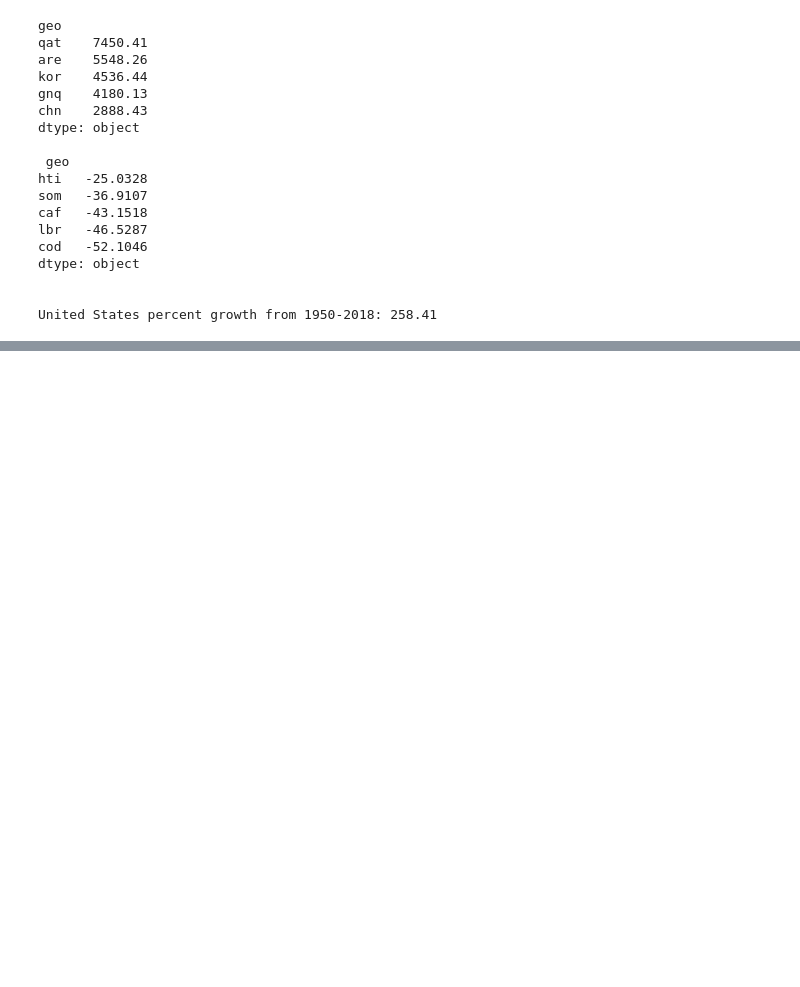
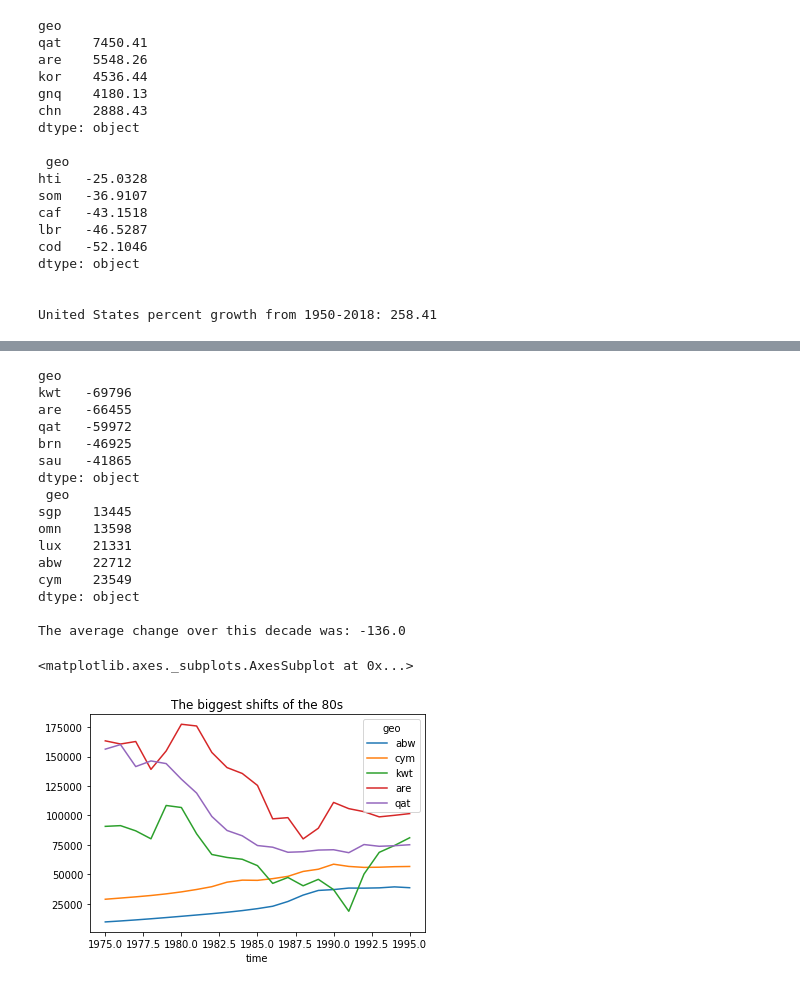
Before and after one commit to njcaminiti/gapminder--systema_globalis, a Jupyter notebook: Investigate_a_Dataset.ipynb, the cells around one changed output, grey strips where cells are left out. Cells and saved outputs as stored; diff of their text form; code cells hidden in the pictures; blank space fills up the shorter version.

```diff
--- a/Investigate_a_Dataset.ipynb
+++ b/Investigate_a_Dataset.ipynb
@@ -360,0 +312,26 @@ call(['python', '-m', 'nbconvert', 'Investigate_a_Dataset.ipynb'])
+# %%
+change_80 = (incomepp.loc[:,1990]-incomepp.loc[:,1980]).sort_values().dropna()
+print(change_80.head(5),'\n', change_80.tail(5), '\n\nThe average change over this decade was:',
+     round(change_80.mean(),1))
+
+incomepp.loc[['abw', 'cym', 'kwt', 'are', 'qat'], 1975:1995].T.plot(title = 'The biggest shifts of'
+                                                                    ' the 80s')
+# %% [output]
+geo
+kwt   -69796
+are   -66455
+qat   -59972
+brn   -46925
+sau   -41865
+dtype: object
+ geo
+sgp    13445
+omn    13598
+lux    21331
+abw    22712
+cym    23549
+dtype: object
+
+The average change over this decade was: -136.0
+<matplotlib.axes._subplots.AxesSubplot at 0x...>
+[figure, added]
```
Also changed, not shown: parts of 26 cells of this notebook, 1 other file.
